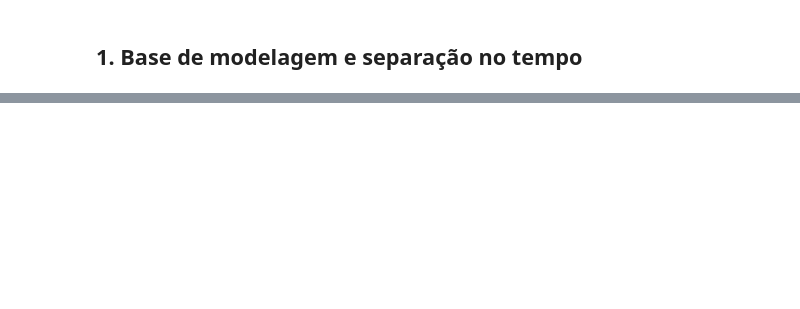
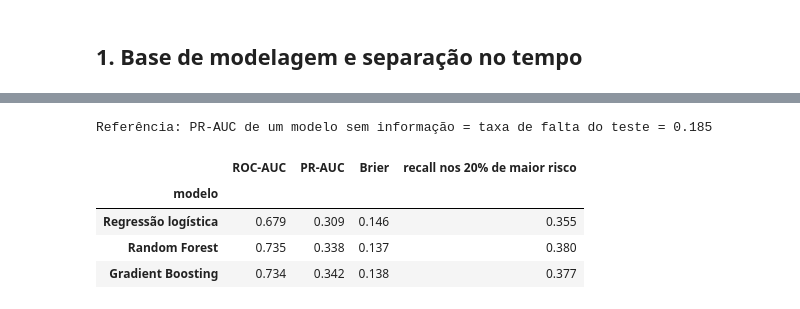
Before and after one commit to jessicapmartins/previsao-faltas-consultas, a Jupyter notebook: notebooks/03_modelagem_ml.ipynb, the cells around one changed output, grey strips where cells are left out. Cells and saved outputs as stored; diff of their text form; code cells hidden in the pictures; blank space fills up the shorter version.

```diff
--- a/notebooks/03_modelagem_ml.ipynb
+++ b/notebooks/03_modelagem_ml.ipynb
@@ -40,0 +82,32 @@ Importância das variáveis (ou SHAP, se quiser ir além).
+# %%
+modelos = {
+    'Regressão logística': make_pipeline(StandardScaler(), LogisticRegression(max_iter=1000)),
+    'Random Forest':       RandomForestClassifier(n_estimators=300, min_samples_leaf=20, n_jobs=-1, random_state=42),
+    'Gradient Boosting':   apoio.modelo_final(),
+}
+
+def recall_no_topo(y, p, frac=0.2):
+    """Das faltas reais, quantas estão entre as consultas com os 20% maiores riscos."""
+    topo = np.argsort(-p)[:int(frac * len(p))]
+    return y.values[topo].sum() / y.sum()
+
+resultados, probs = [], {}
+for nome, m in modelos.items():
+    m.fit(X_tr, y_tr)
+    p = m.predict_proba(X_te)[:, 1]
+    probs[nome] = p
+    resultados.append({'modelo': nome,
+                       'ROC-AUC': roc_auc_score(y_te, p),
+                       'PR-AUC': average_precision_score(y_te, p),
+                       'Brier': brier_score_loss(y_te, p),
+                       'recall nos 20% de maior risco': recall_no_topo(y_te, p)})
+resultados = pd.DataFrame(resultados).set_index('modelo')
+print(f'Referência: PR-AUC de um modelo sem informação = taxa de falta do teste = {y_te.mean():.3f}')
+resultados.round(3)
+# %% [output]
+Referência: PR-AUC de um modelo sem informação = taxa de falta do teste = 0.185
+|  | ROC-AUC | PR-AUC | Brier | recall nos 20% de maior risco |
+| modelo |  |  |  |  |
+| Regressão logística | 0.679 | 0.309 | 0.146 | 0.355 |
+| Random Forest | 0.735 | 0.338 | 0.137 | 0.380 |
+| Gradient Boosting | 0.734 | 0.342 | 0.138 | 0.377 |
```
Also changed, not shown: parts of 23 cells of this notebook, 10 other files.
